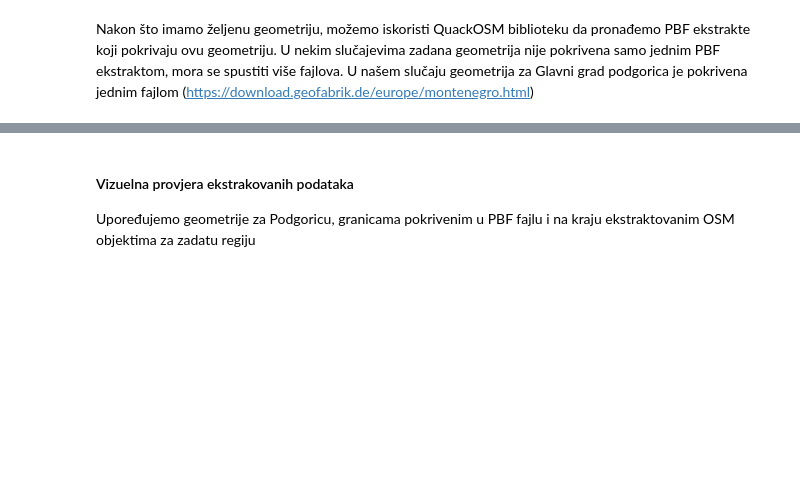
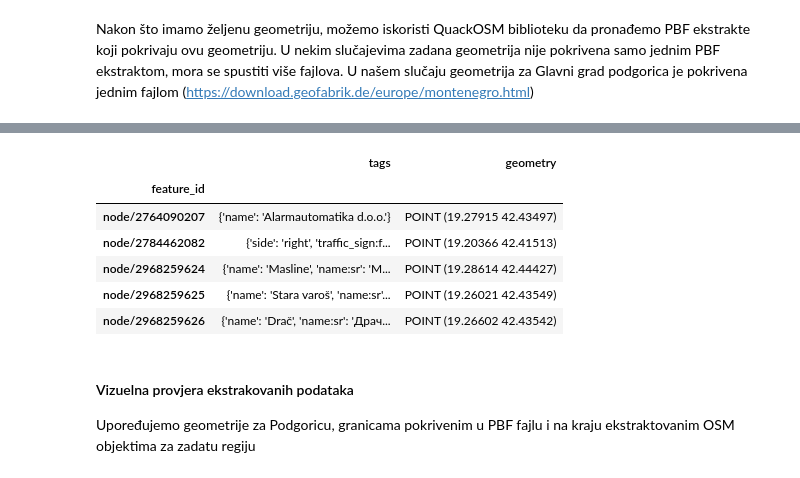
Before and after one commit to dinorastoder/osm-data-montenegro-explore, a Jupyter notebook: osm_extraction/osm-podgorica-extraction.ipynb, the cells around one changed output, grey strips where cells are left out. Cells and saved outputs as stored; diff of their text form; code cells hidden in the pictures; blank space fills up the shorter version.

```diff
--- a/osm-podgorica-explore.ipynb
+++ b/osm_extraction/osm-podgorica-extraction.ipynb
@@ -74,0 +60,4 @@ gdf # Show sample from downloaded and extracted GeoDataFrame
+# %%
+gdf = qosm.convert_pbf_to_geodataframe(montenegro_pbf_file, geometry_filter=area_podgorica)
+gdf.head() # Show sample from downloaded and extracted GeoDataFrame
+# %% [output]
@@ -75,3 +65,10 @@ gdf # Show sample from downloaded and extracted GeoDataFrame
+|  | tags | geometry |
+| feature_id |  |  |
+| node/2764090207 | {'name': 'Alarmautomatika d.o.o.'} | POINT (19.27915 42.43497) |
+| node/2784462082 | {'side': 'right', 'traffic_sign:f... | POINT (19.20366 42.41513) |
+| node/2968259624 | {'name': 'Masline', 'name:sr': 'М... | POINT (19.28614 42.44427) |
+| node/2968259625 | {'name': 'Stara varoš', 'name:sr'... | POINT (19.26021 42.43549) |
+| node/2968259626 | {'name': 'Drač', 'name:sr': 'Драч... | POINT (19.26602 42.43542) |
 # %% [markdown]
 #### Vizuelna provjera ekstrakovanih podataka
 
```
Also changed, not shown: parts of 7 cells of this notebook, 11 other files.
